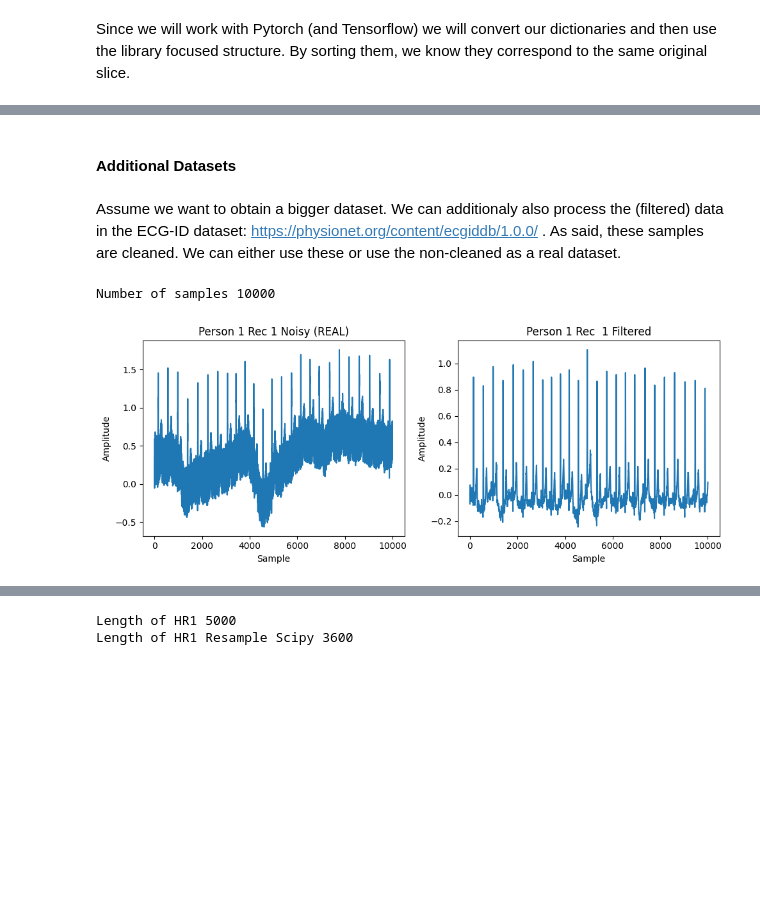
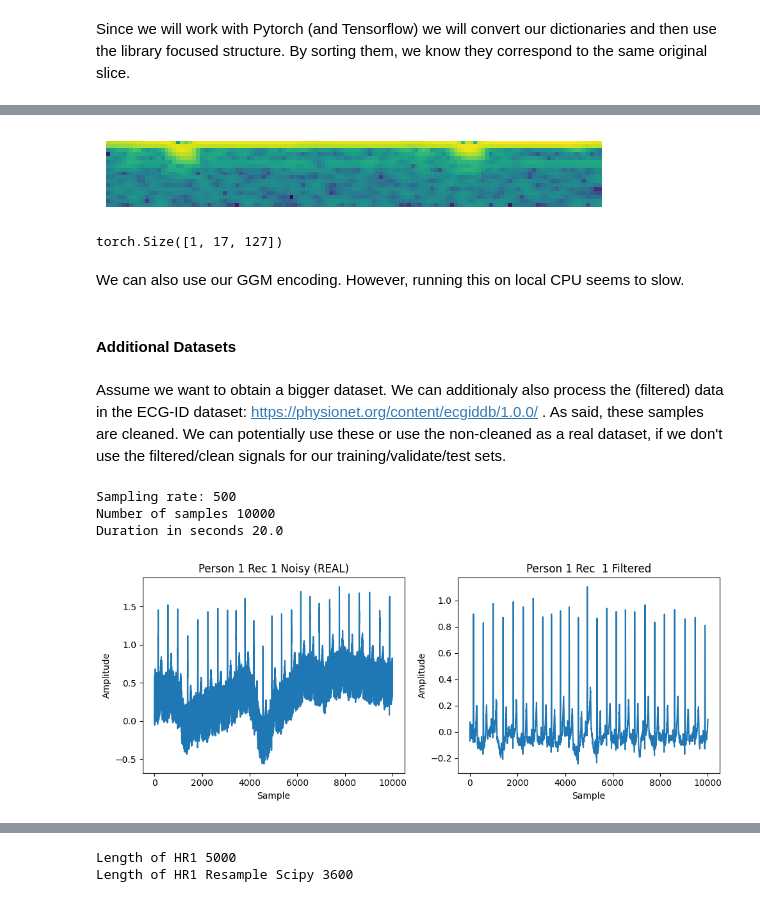
Before and after one commit to piedeboer96/ECG-Signal-Denoising, a Jupyter notebook: ecg_build_datasets.ipynb, the cells around one changed output, grey strips where cells are left out. Cells and saved outputs as stored; diff of their text form; code cells hidden in the pictures; blank space fills up the shorter version.

```diff
--- a/ecg_build_datasets.ipynb
+++ b/ecg_build_datasets.ipynb
@@ -538,0 +583,8 @@ Number of clean slices 28848
+# %%
+visualize_tensor(specs_clean[0])
+print((specs_clean[0]).shape)
+# %% [output]
+[figure, added]
+torch.Size([1, 17, 127])
+# %% [markdown]
+We can also use our GGM encoding. However, running this on local CPU seems to slow.
@@ -539,16 +598,27 @@ Number of clean slices 28848
 # %% [markdown]
 #### Additional Datasets
 # %% [markdown]
-Assume we want to obtain a bigger dataset. We can additionaly also process the (filtered) data in the ECG-ID dataset: https://physionet.org/content/ecgiddb/1.0.0/ . As said, these samples are cleaned. We can either use these or use the non-cleaned as a real dataset.
+Assume we want to obtain a bigger dataset. We can additionaly also process the (filtered) data in the ECG-ID dataset: https://physionet.org/content/ecgiddb/1.0.0/ . As said, these samples are cleaned. We can potentially use these or use the non-cleaned as a real dataset, if we don't use the filtered/clean signals for our training/validate/test sets.
 # %%
 ### Example: ECG-ID Dataset ###
 record_id_p1_rec_1 = wfdb.rdsamp("data/ecg-id/Person_03/rec_1")
 signal_id_p1_rec_1_noisy = record_id_p1_rec_1[0][:, 0]
 signal_id_p1_rec_1_filtered = record_id_p1_rec_1[0][:, 1]
 
+# Obtain sampling rate and compute duration in seconds
+num_of_samples = len(signal_id_p1_rec_1_filtered)
+sampling_rate = record_id_p1_rec_1[1]['fs']
+duration_in_seconds= num_of_samples/sampling_rate
+
+# Display info
+print("Sampling rate:", sampling_rate)
 print('Number of samples', len(signal_id_p1_rec_1_filtered))
+print('Duration in seconds', duration_in_seconds)
 
+# Visualize
 plot_multiple_timeseries([signal_id_p1_rec_1_noisy, signal_id_p1_rec_1_filtered], ['Person 1 Rec 1 Noisy (REAL)', 'Person 1 Rec  1 Filtered'])            # Nice...
 # %% [output]
+Sampling rate: 500
 Number of samples 10000
+Duration in seconds 20.0
 [figure]
```
Also changed, not shown: parts of 17 cells of this notebook, 1 other file.
